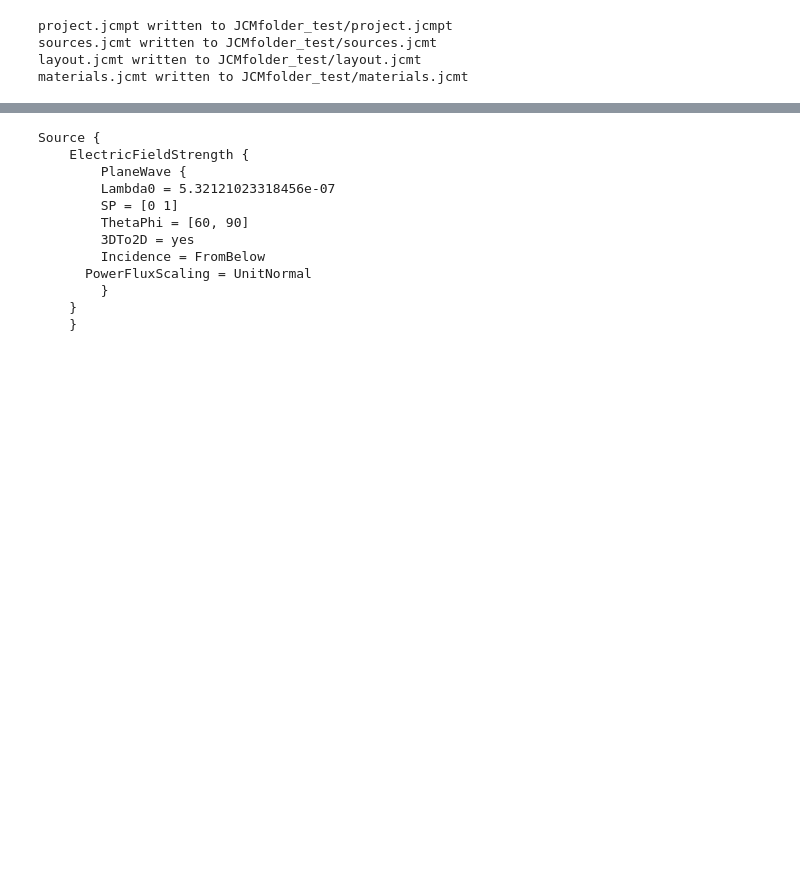
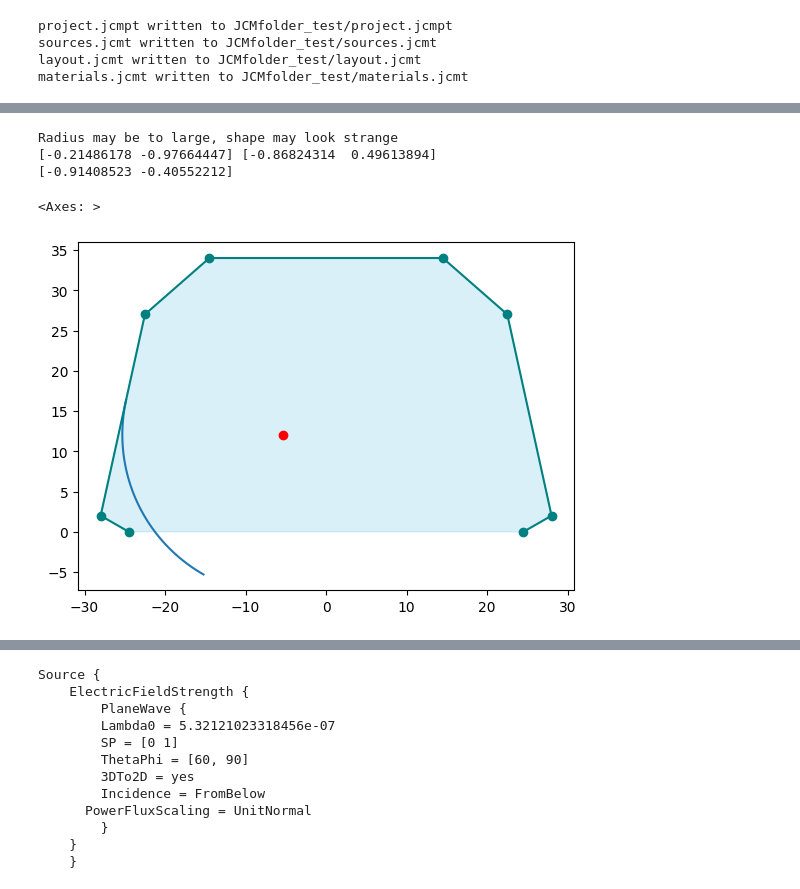
Before and after one commit to HarlanHeilman/JCMwave_modeling, a Jupyter notebook: notbooks/start.ipynb, the cells around one changed output, grey strips where cells are left out. Cells and saved outputs as stored; diff of their text form; code cells hidden in the pictures; blank space fills up the shorter version.

```diff
--- a/notbooks/start.ipynb
+++ b/notbooks/start.ipynb
@@ -91,0 +109,39 @@ Radius may be to large, shape may look strange
+# %%
+import matplotlib.patches as patches
+
+i_corner = 6
+A = coords[i_corner-1]
+B = coords[i_corner]
+C = coords[i_corner+1]
+r = 20
+corner,direct,c_point = corner_round(A, B, C, r=r, n=50)
+print(direct)
+
+T1 = tangent_point(A, B, c_point, r)
+T2 = tangent_point(C, B, c_point, r)
+
+arc = arc_points(c_point, T1, T2, r)
+
+
+corner = np.asarray(corner)
+fig, ax = plt.subplots()
+ax.plot(corner[:,0], corner[:,1])
+ax.plot(c_point[0], c_point[1], 'ro')
+circle = patches.Circle(
+    (c_point[0], c_point[1]),   # center
+    radius=r,                  # your radius
+    fill=False,                 # hollow circle
+    edgecolor='red',            # outline color
+    linewidth=1.5
+)
+
+#ax.add_patch(circle)
+ax.set_aspect('equal', adjustable='box')
+gen.plot(ax=ax, title="Trapezoid with Rounded Corner")
+#ax.plot(arc[:,0], arc[:,1], '-', color='purple', label='arc')
+# %% [output]
+Radius may be to large, shape may look strange
+[-0.21486178 -0.97664447] [-0.86824314  0.49613894]
+[-0.91408523 -0.40552212]
+<Axes: >
+[figure, added]
```
Also changed, not shown: parts of 6 cells of this notebook, 5 other files.
